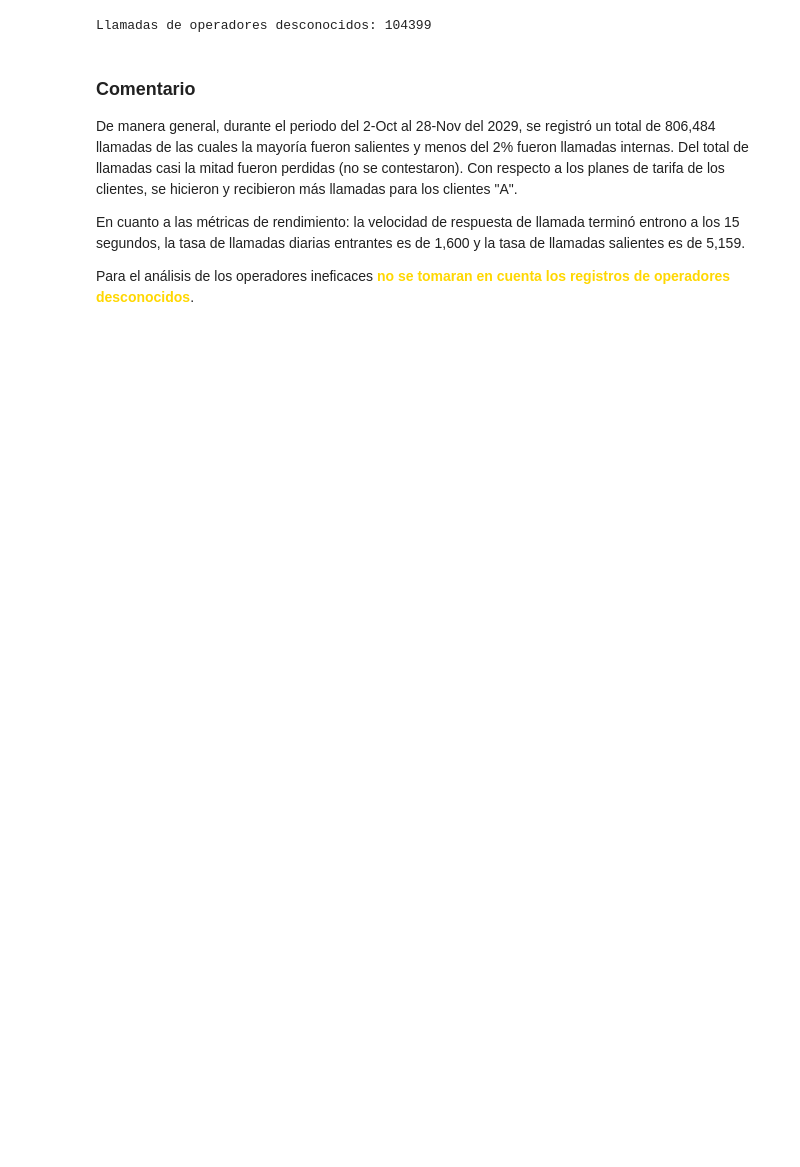
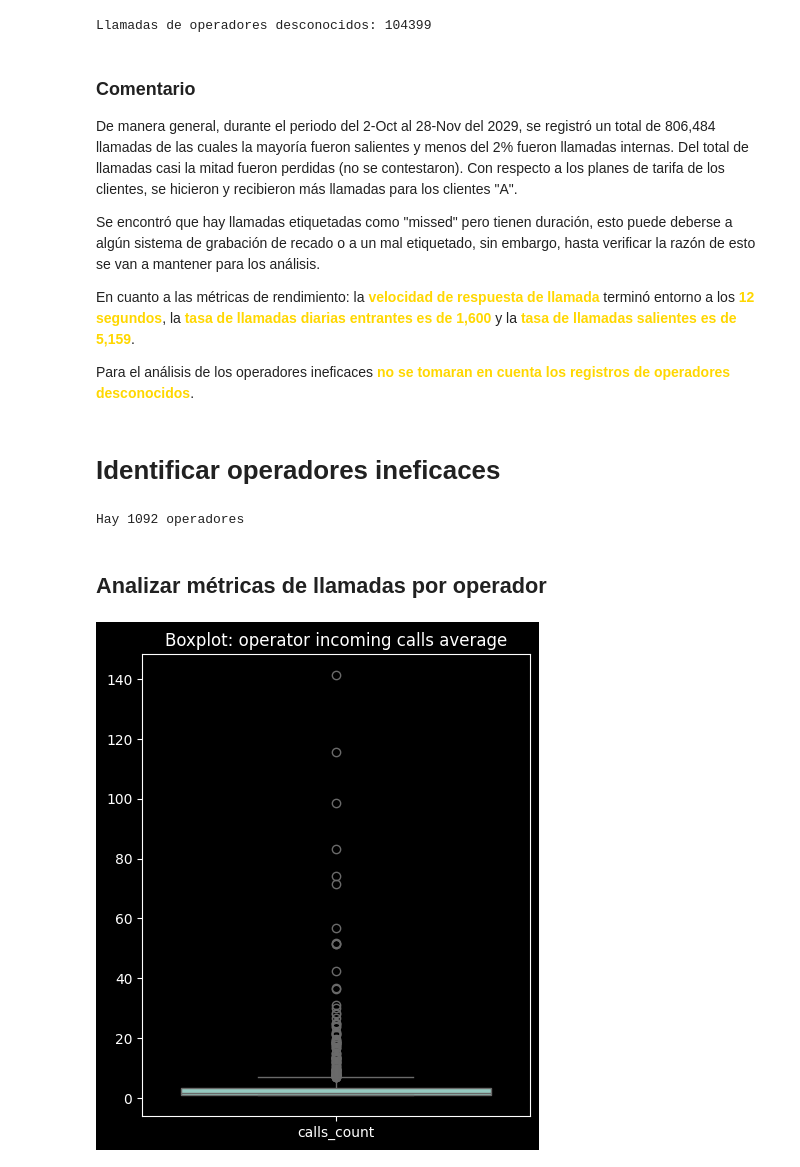
Before and after one commit to XivxnX/analisis_CallMeBaby, a Jupyter notebook: analisis_callmebaby.ipynb, the cells around one changed output. Drawn from its saved outputs; the diff is of its cells as text; code cells hidden in the pictures; blank space fills up the shorter version.

```diff
--- a/analisis_callmebaby.ipynb
+++ b/analisis_callmebaby.ipynb
@@ -317,6 +348,40 @@ Llamadas de operadores desconocidos: 104399
 ### Comentario
 De manera general, durante el periodo del 2-Oct al 28-Nov del 2029, se registró un total de 806,484 llamadas de las cuales la mayoría fueron salientes y menos del 2% fueron llamadas internas. Del total de llamadas casi la mitad fueron perdidas (no se contestaron). Con respecto a los planes de tarifa de los clientes, se hicieron y recibieron más llamadas para los clientes "A".
 
-En cuanto a las métricas de rendimiento: la velocidad de respuesta de llamada terminó entrono a los 15 segundos, la tasa de llamadas diarias entrantes es de 1,600 y la tasa de llamadas salientes es de 5,159.
+Se encontró que hay llamadas etiquetadas como "missed" pero tienen duración, esto puede deberse a algún sistema de grabación de recado o a un mal etiquetado, sin embargo, hasta verificar la razón de esto se van a mantener para los análisis.
+
+En cuanto a las métricas de rendimiento: la <span style="color: gold;">**velocidad de respuesta de llamada**</span> terminó entorno a los <span style="color: gold;">**12 segundos**</span>, la <span style="color: gold;">**tasa de llamadas diarias entrantes es de 1,600**</span> y la <span style="color: gold;">**tasa de llamadas salientes es de 5,159**</span>.
 
 Para el análisis de los operadores ineficaces <span style="color: gold;">**no se tomaran en cuenta los registros de operadores desconocidos**</span>.
+# %% [markdown]
+# Identificar operadores ineficaces
+# %%
+# identificar número de operadores
+# filtrar los operadores desconocidos
+call_analysis = calls[calls['operator_id'] != 'unknow']
+
+# número de operadores
+operators = call_analysis['operator_id'].unique().tolist()
+print(f'Hay {len(operators)} operadores')
+# %% [output]
+Hay 1092 operadores
+# %% [markdown]
+## Analizar métricas de llamadas por operador
+# %%
+# promedio de llamadas atendidas por operador
+# filtrar llamadas atendidas
+operators_answered_calls = call_analysis.query('direction == "in" and is_missed_call == "False"')
+# promedio de llamadas
+avg_answered_calls = (
+    operators_answered_calls.groupby('operator_id', as_index=False)
+    .agg({'calls_count':'mean'})
+)
+
+# boxplot: promedio de llamadas atendidas por operador
+plt.figure(figsize=[5,6])
+
+sns.boxplot(avg_answered_calls)
+plt.title('Boxplot: operator incoming calls average')
+plt.show()
+# %% [output]
+[figure, added]
```
Also changed, not shown: parts of 19 cells of this notebook.
